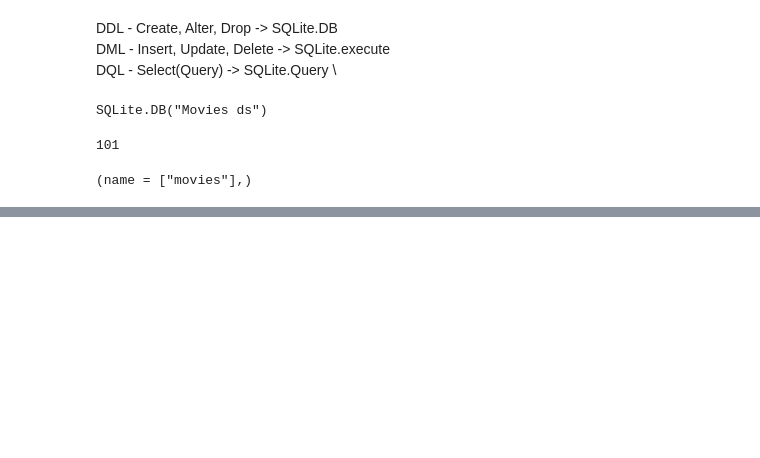
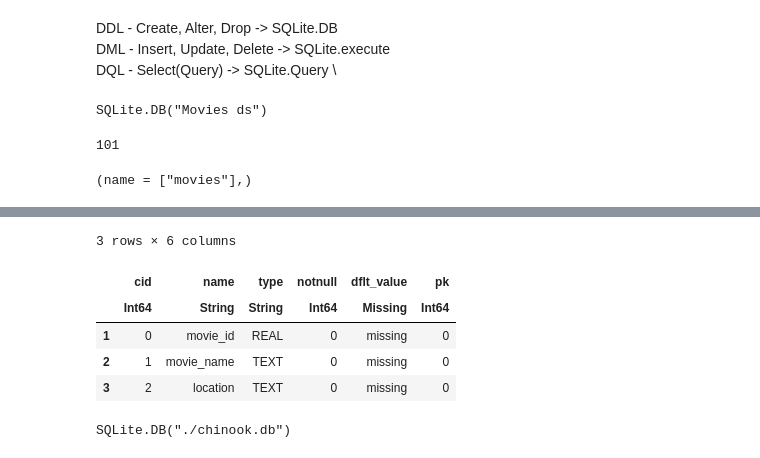
Before and after one commit to sakce/learn-julia, a Jupyter notebook: 1_LearnJulia.ipynb, the cells around one changed output, grey strips where cells are left out. Cells and saved outputs as stored; diff of their text form; code cells hidden in the pictures; blank space fills up the shorter version.

```diff
--- a/1_LearnJulia.ipynb
+++ b/1_LearnJulia.ipynb
@@ -920,0 +922,13 @@ SQLite.execute(db, "SELECT * FROM movies")
+# %%
+DataFrame(SQLite.columns(db, "movies"))
+# %% [output]
+3 rows × 6 columns
+|  | cid | name | type | notnull | dflt_value | pk |
+|  | Int64 | String | String | Int64 | Missing | Int64 |
+| 1 | 0 | movie_id | REAL | 0 | missing | 0 |
+| 2 | 1 | movie_name | TEXT | 0 | missing | 0 |
+| 3 | 2 | location | TEXT | 0 | missing | 0 |
+# %%
+chinook = SQLite.DB("./chinook.db")
+# %% [output]
+SQLite.DB("./chinook.db")
```
Also changed, not shown: parts of 35 cells of this notebook, 1 other file.
